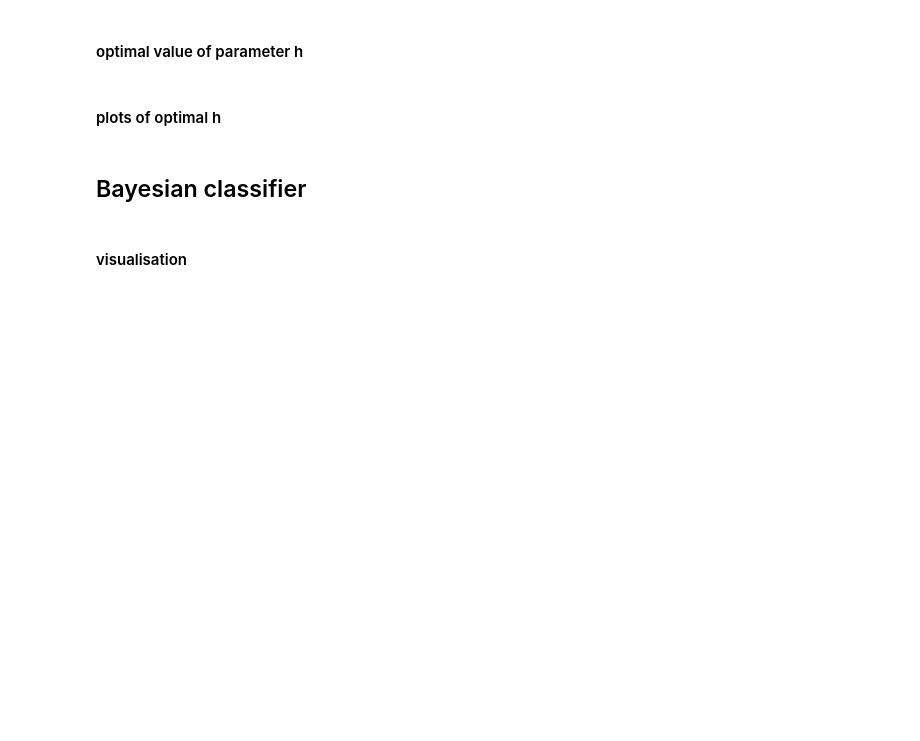
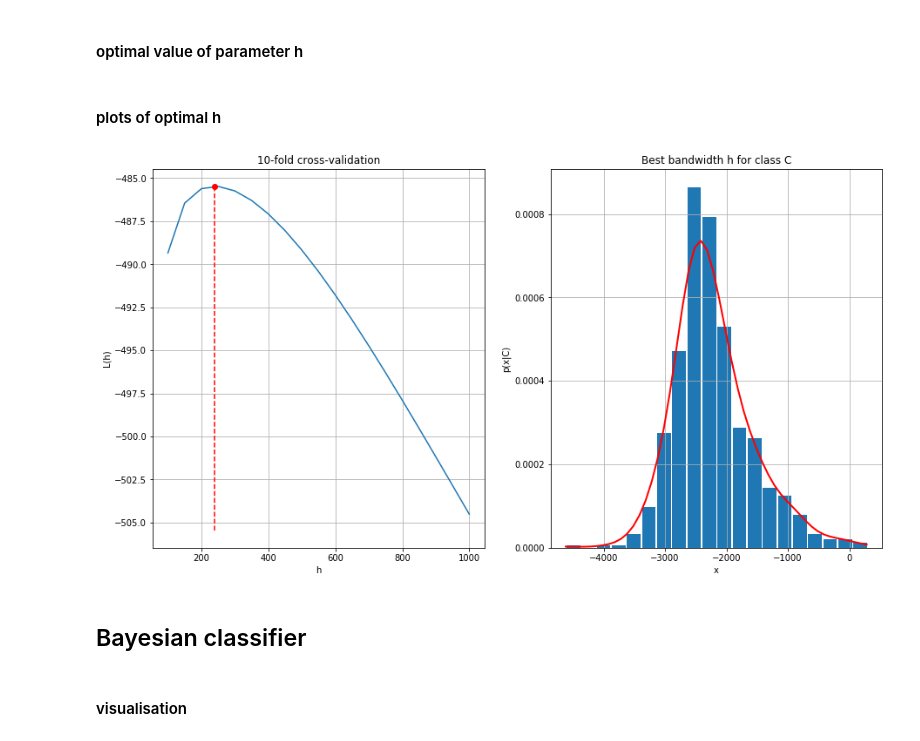
Before and after one commit to matouspelikan/rpzCTU, a Jupyter notebook: assignment_parzen_template/parzen.ipynb, the cells around one changed output. Drawn from its saved outputs; the diff is of its cells as text; code cells hidden in the pictures; blank space fills up the shorter version.

```diff
--- a/assignment_parzen_template/parzen.ipynb
+++ b/assignment_parzen_template/parzen.ipynb
@@ -157,40 +133,40 @@ np.random.seed(42)   # needed only for upload system, to test the correctness of
 num_data = xC.size
 itrn, itst = crossval(num_data, num_folds)
 
-Lh = np.zeros([1, h_range.size])
+Lh = np.zeros([h_range.size])
 for h_iter in range(h_range.size):
-    Lh[0,h_iter] = compute_Lh(itrn, itst, xC, h_range[h_iter])
+    Lh[h_iter] = compute_Lh(itrn, itst, xC, float(h_range[h_iter]))
 # %% [markdown]
 #### optimal value of parameter h
 # %%
-h_bestC = opt.fminbound(lambda h: -compute_Lh(itrn, itst, xC, h), h_range[0], h_range[-1])
+h_bestC = float(opt.fminbound(lambda h: -compute_Lh(itrn, itst, xC, float(h)), h_range[0], h_range[-1]))
 Lh_bestC = compute_Lh(itrn, itst, xC, h_bestC)
 # %% [markdown]
 #### plots of optimal h
 # %%
 plt.figure(figsize=(15,8))
 plt.subplot(1,2,1)
-plt.plot(h_range.T, Lh.T)
+plt.plot(h_range, Lh)
 plt.plot(h_bestC, Lh_bestC, 'or')
 bottom, _ = plt.ylim()
-plt.plot([h_bestC, h_bestC], [bottom, Lh_bestC], '--r')
+plt.plot([h_bestC, h_bestC], [bottom, Lh_bestC], '--r');
 plt.title('10-fold cross-validation')
 plt.xlabel('h')
 plt.ylabel('L(h)')
 plt.grid('on')
 
-raise NotImplementedError("You have to implement the rest.")
-p = ...
-
+y = my_parzen(x_range, xC, h_bestC)
 plt.subplot(1,2,2)
 width = centers_C[1]-centers_C[0]
 plt.bar(centers_C[:-1] + width/2, bins_C, width=width*0.9)
-plt.plot(x_range.T, p.T, 'r', linewidth=2)
+plt.plot(x_range, y, 'r', linewidth=2)
 plt.grid('on')
 plt.title('Best bandwidth h for class C')
 plt.xlabel('x')
 plt.ylabel('p(x|C)')
 plt.savefig('optimal_h_classC.png')
+# %% [output]
+[figure, added]
 # %% [markdown]
 ## Bayesian classifier
 # %%
```
Also changed, not shown: parts of 15 cells of this notebook, 3 other files.
